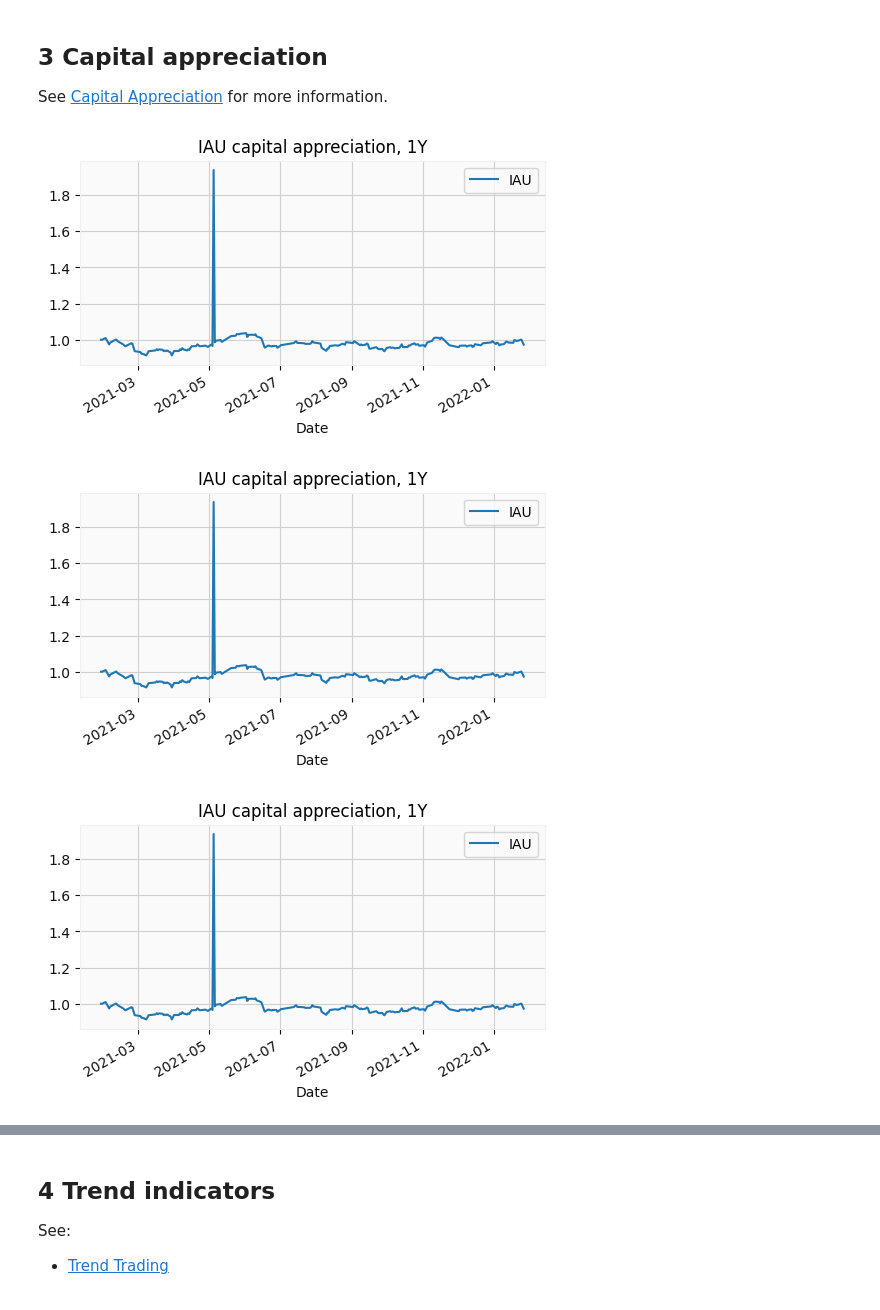
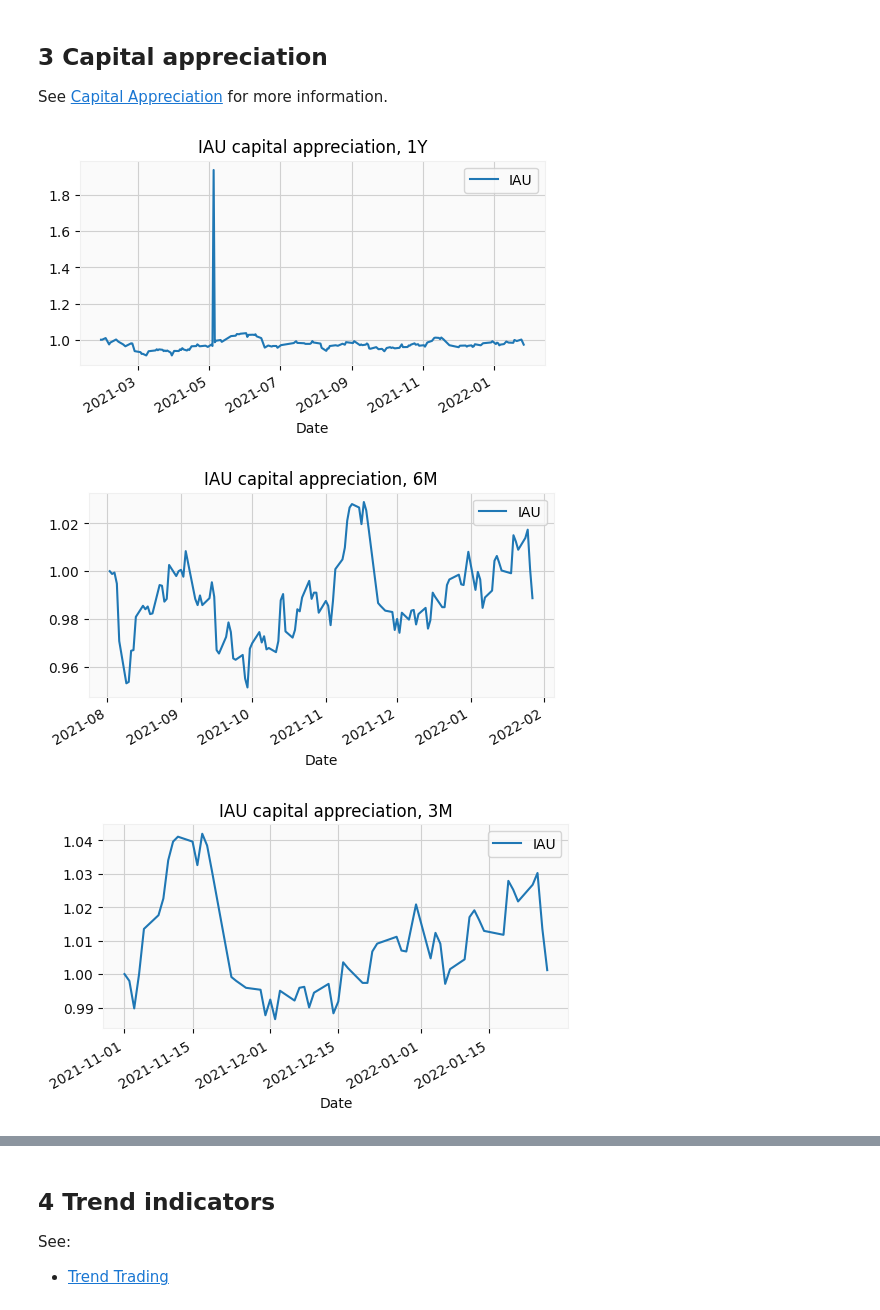
Before and after one commit to williewheeler/finance-demos, a Jupyter notebook: ta-papermill/out/ta-IAU.ipynb, the cells around one changed output, grey strips where cells are left out. Saved outputs shown, nothing was run; the diff lists cells and outputs as text; code cells hidden in the pictures.

```diff
--- a/ta-papermill/out/ta-IAU.ipynb
+++ b/ta-papermill/out/ta-IAU.ipynb
@@ -68,8 +68,8 @@ for rng in ["6M", "3M", "1M"]:
 See [Capital Appreciation](https://www.investopedia.com/terms/c/capitalappreciation.asp) for more information.
 # %%
 for rng in ["1Y", "6M", "3M", "1M"]:
-    plot_capital_appreciation(hist, ticker_symbol, "1Y")
+    plot_capital_appreciation(hist, ticker_symbol, rng)
 # %% [output]
 [figure]
-[figure, old version]
+[figure, new version]
-[figure, old version]
+[figure, new version]
```
Also changed, not shown: parts of 3 cells of this notebook, 12 other files.
